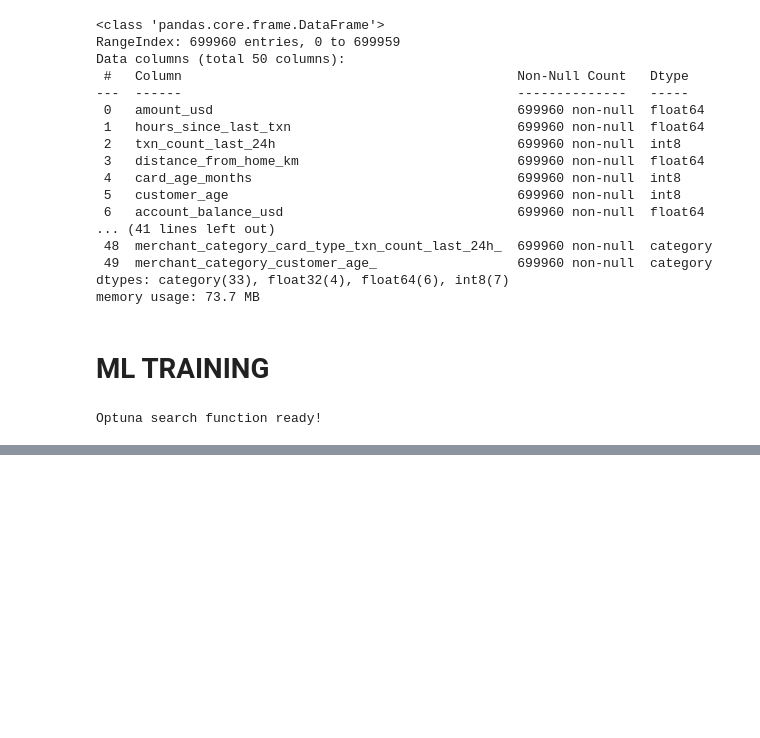
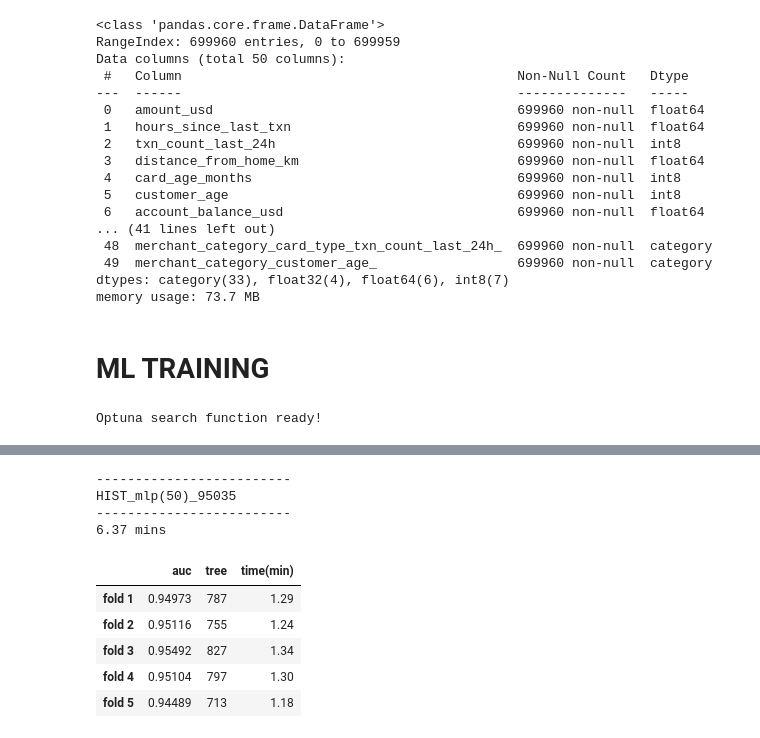
Before and after one commit to coded-sly/PS6E11-CreditCard-Fraud, a Jupyter notebook: ps6e11-hist-mlp-cardfraud.ipynb, the cells around one changed output, grey strips where cells are left out. Cells and saved outputs as stored; diff of their text form; code cells hidden in the pictures; blank space fills up the shorter version.

Commit message:
Kaggle Notebook | PS6E11 • HIST_mlp | 💳 CardFraud | snapshot

```diff
--- a/ps6e11-hist-mlp-cardfraud.ipynb
+++ b/ps6e11-hist-mlp-cardfraud.ipynb
@@ -1200,13 +1230,24 @@ if 'opt_study' in globals():
 # --------------------------------------------------
 # 3.22 mins
 # %%
-# n = f"{model_name}_{str(avg_auc).split('.')[1]}"
+n = f"{model_name}_{str(avg_auc).split('.')[1]}"
 
-# print('-'*25)
-# print(f"{Fore.YELLOW}{Style.BRIGHT}{n}{Style.RESET_ALL}")
-# print('-'*25)
+print('-'*25)
+print(f"{Fore.YELLOW}{Style.BRIGHT}{n}{Style.RESET_ALL}")
+print('-'*25)
 
-# fold_df = pd.DataFrame(fold_results, index=[f"fold {i+1}" for i in range(FOLDS)])
-# print(f"{tt:.3g} mins\n")
-# fold_df #.style.background_gradient(subset=['auc'], cmap='Blues')
+fold_df = pd.DataFrame(fold_results, index=[f"fold {i+1}" for i in range(FOLDS)])
+print(f"{tt:.3g} mins\n")
+fold_df #.style.background_gradient(subset=['auc'], cmap='Blues')
+# %% [output]
+-------------------------
+HIST_mlp(50)_95035
+-------------------------
+6.37 mins
+|  | auc | tree | time(min) |
+| fold 1 | 0.94973 | 787 | 1.29 |
+| fold 2 | 0.95116 | 755 | 1.24 |
+| fold 3 | 0.95492 | 827 | 1.34 |
+| fold 4 | 0.95104 | 797 | 1.30 |
+| fold 5 | 0.94489 | 713 | 1.18 |
 # %%
```
Also changed, not shown: parts of 10 cells of this notebook.
